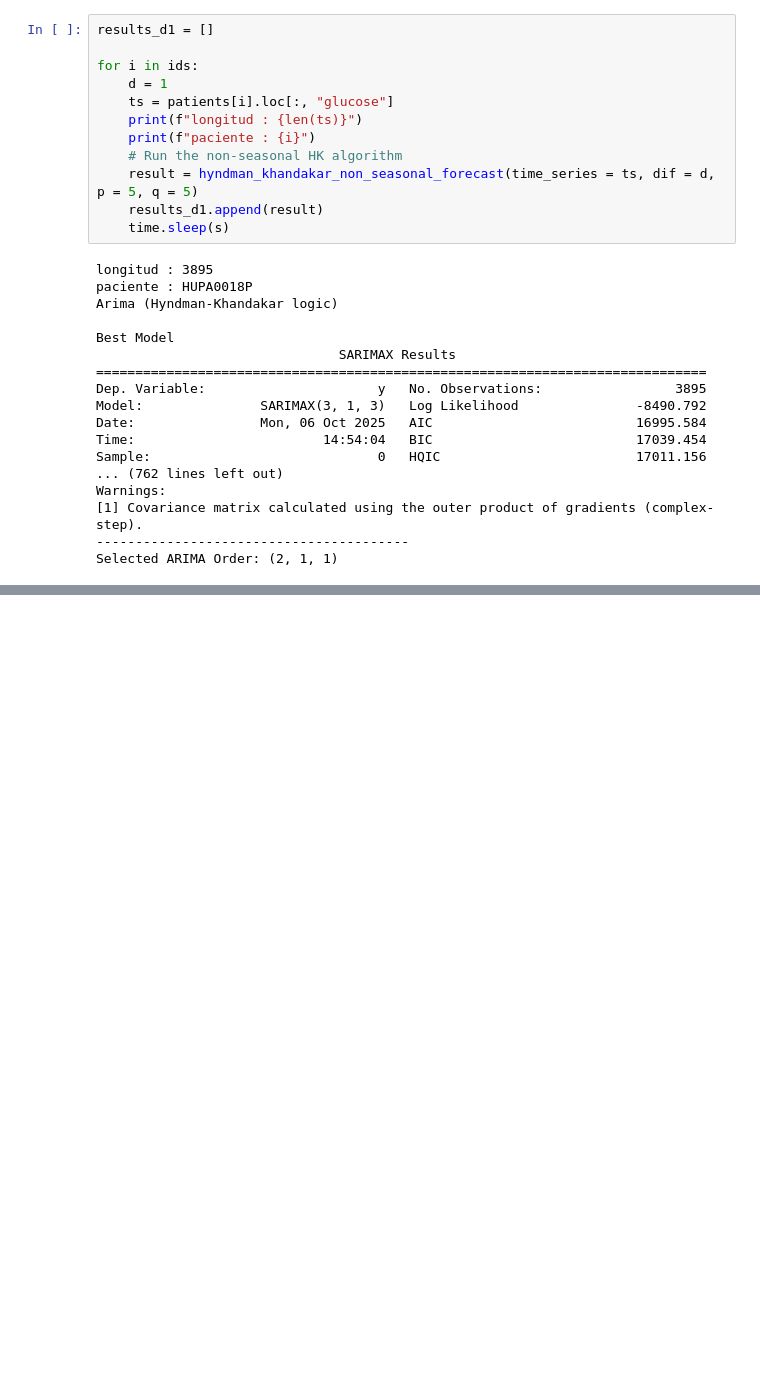
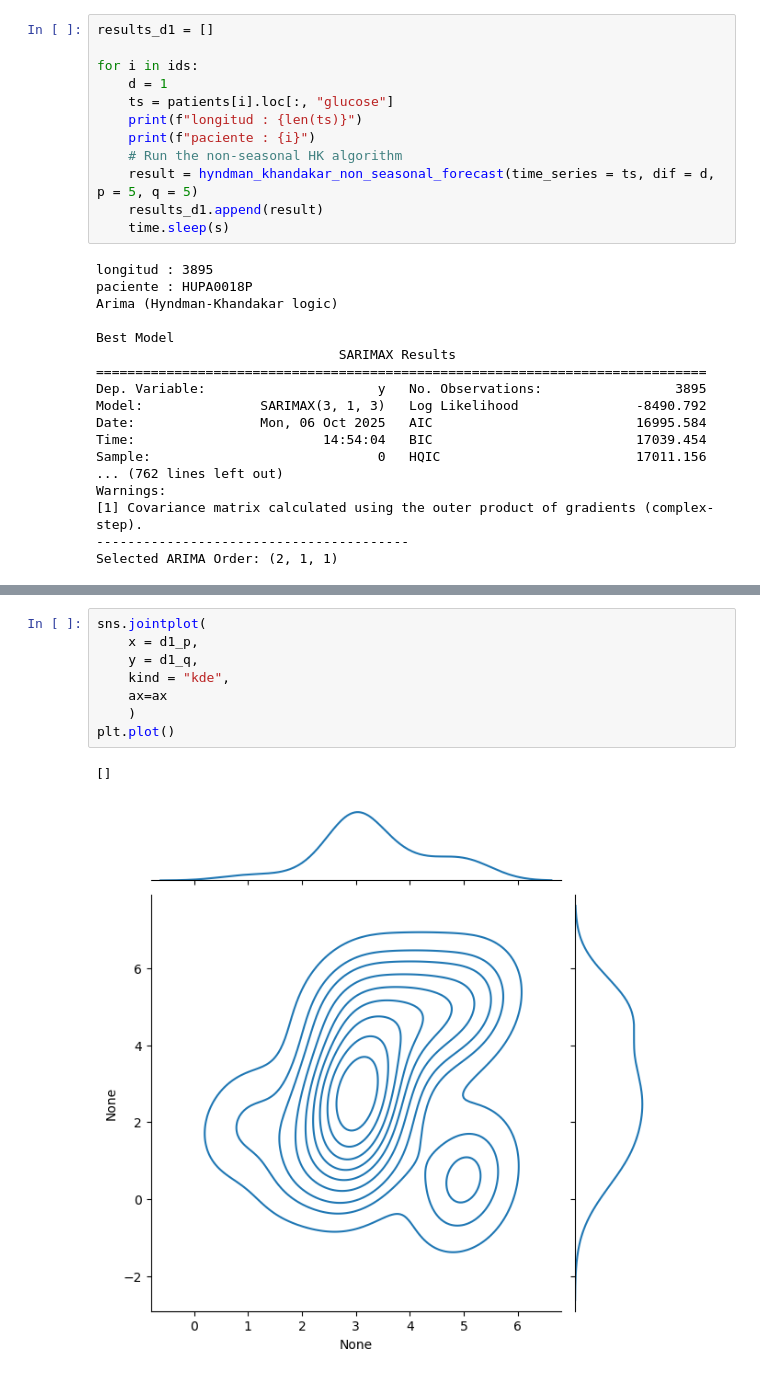
Before and after one commit to LuisDogo/Hypoglycemia_Prediction, a Jupyter notebook: notebooks/hyndman-khandakr.ipynb, the cells around one changed output, grey strips where cells are left out. Drawn from its saved outputs; the diff is of its cells as text; blank space fills up the shorter version.

```diff
--- a/notebooks/hyndman-khandakr.ipynb
+++ b/notebooks/hyndman-khandakr.ipynb
@@ -139,0 +174,11 @@ Selected ARIMA Order: (2, 1, 1)
+# %%
+sns.jointplot(
+    x = d1_p,
+    y = d1_q,
+    kind = "kde",
+    ax=ax
+    )
+plt.plot()
+# %% [output]
+[]
+[figure, added]
```
Also changed, not shown: parts of 10 cells of this notebook.
